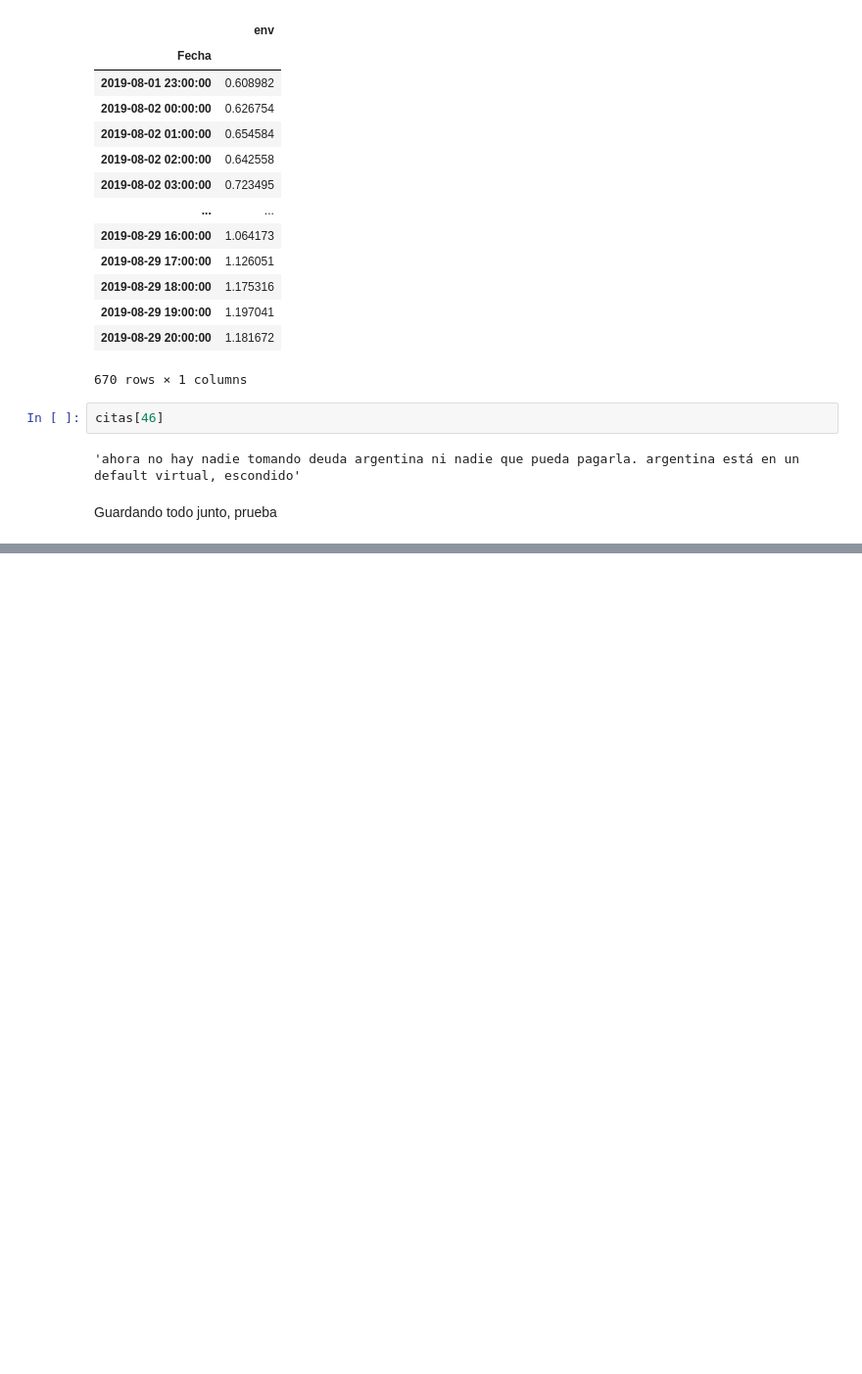
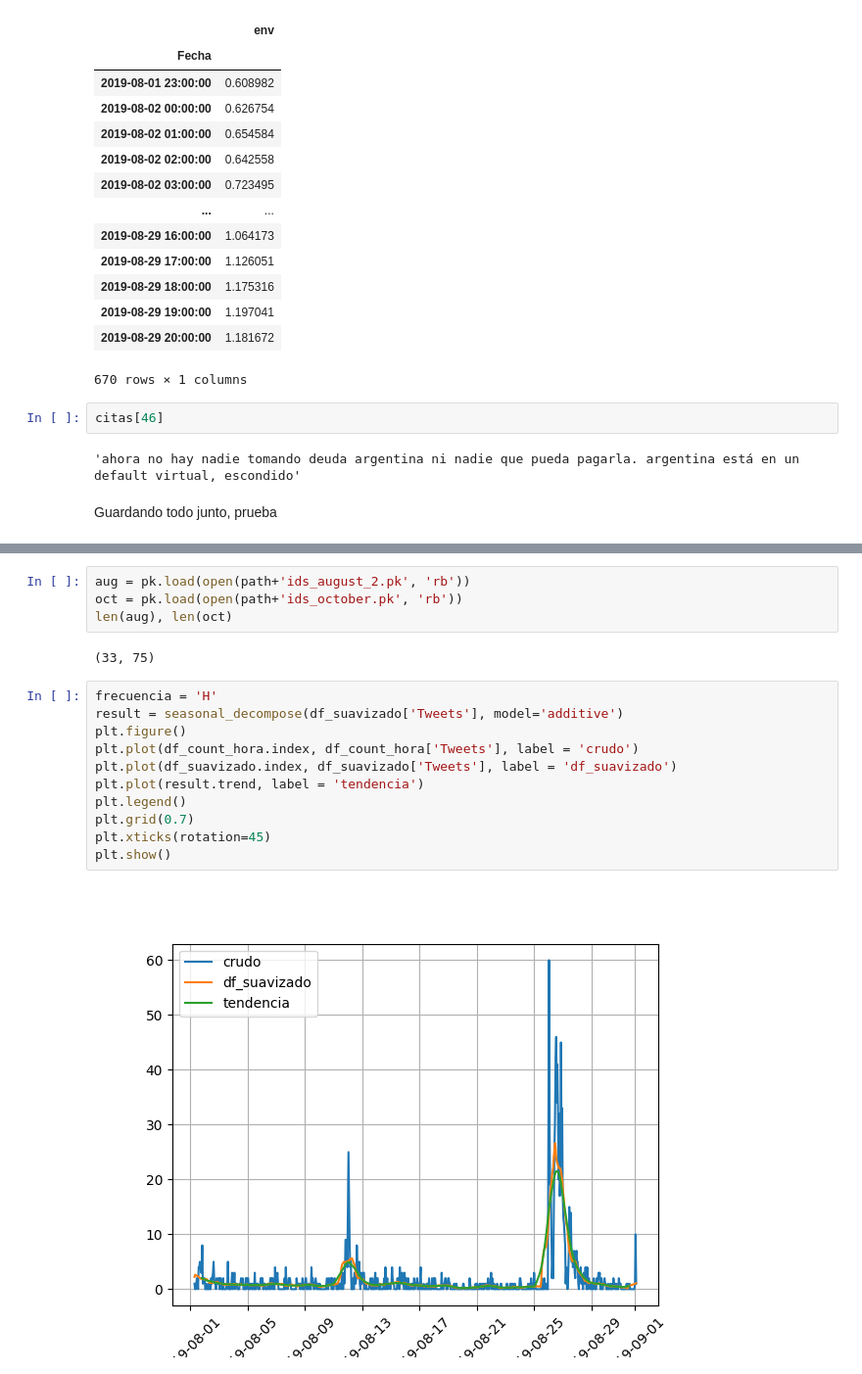
Before and after one commit to Ale-Mildiner/Tesis, a Jupyter notebook: Faiss_vect/Faiss_Series.ipynb, the cells around one changed output, grey strips where cells are left out. Shown at 98% size. Saved outputs shown, nothing was run; the diff lists cells and outputs as text; blank space fills up the shorter version.

```diff
--- a/Faiss_vect/Faiss_Series.ipynb
+++ b/Faiss_vect/Faiss_Series.ipynb
@@ -135,0 +255,19 @@ for archivo in archivos:
+# %%
+aug = pk.load(open(path+'ids_august_2.pk', 'rb'))
+oct = pk.load(open(path+'ids_october.pk', 'rb'))
+len(aug), len(oct)
+# %% [output]
+(33, 75)
+# %%
+frecuencia = 'H'
+result = seasonal_decompose(df_suavizado['Tweets'], model='additive')
+plt.figure()
+plt.plot(df_count_hora.index, df_count_hora['Tweets'], label = 'crudo')
+plt.plot(df_suavizado.index, df_suavizado['Tweets'], label = 'df_suavizado')
+plt.plot(result.trend, label = 'tendencia')
+plt.legend()
+plt.grid(0.7)
+plt.xticks(rotation=45)
+plt.show()
+# %% [output]
+[figure, added]
```
Also changed, not shown: parts of 11 cells of this notebook, 2 other files.
